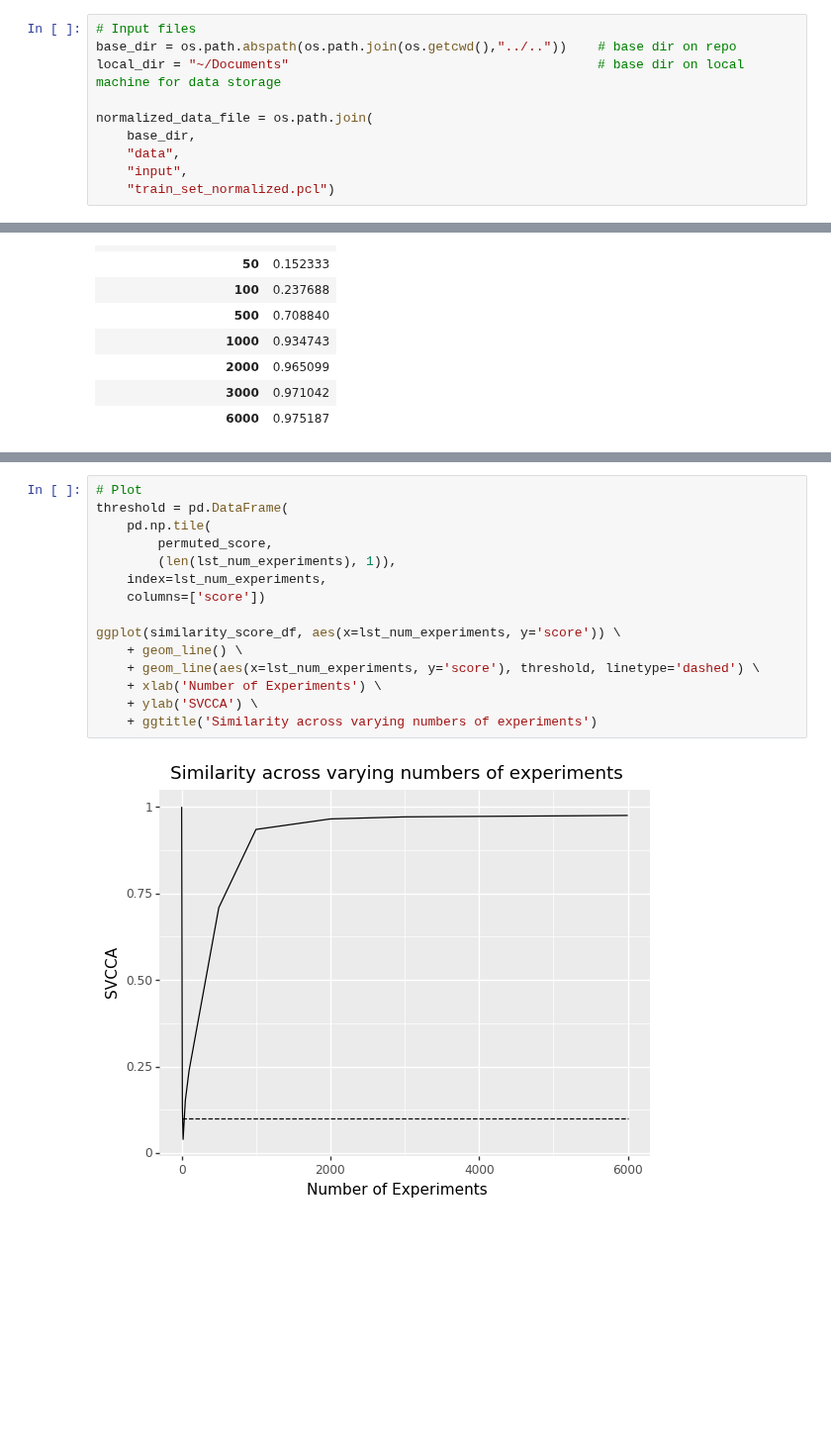
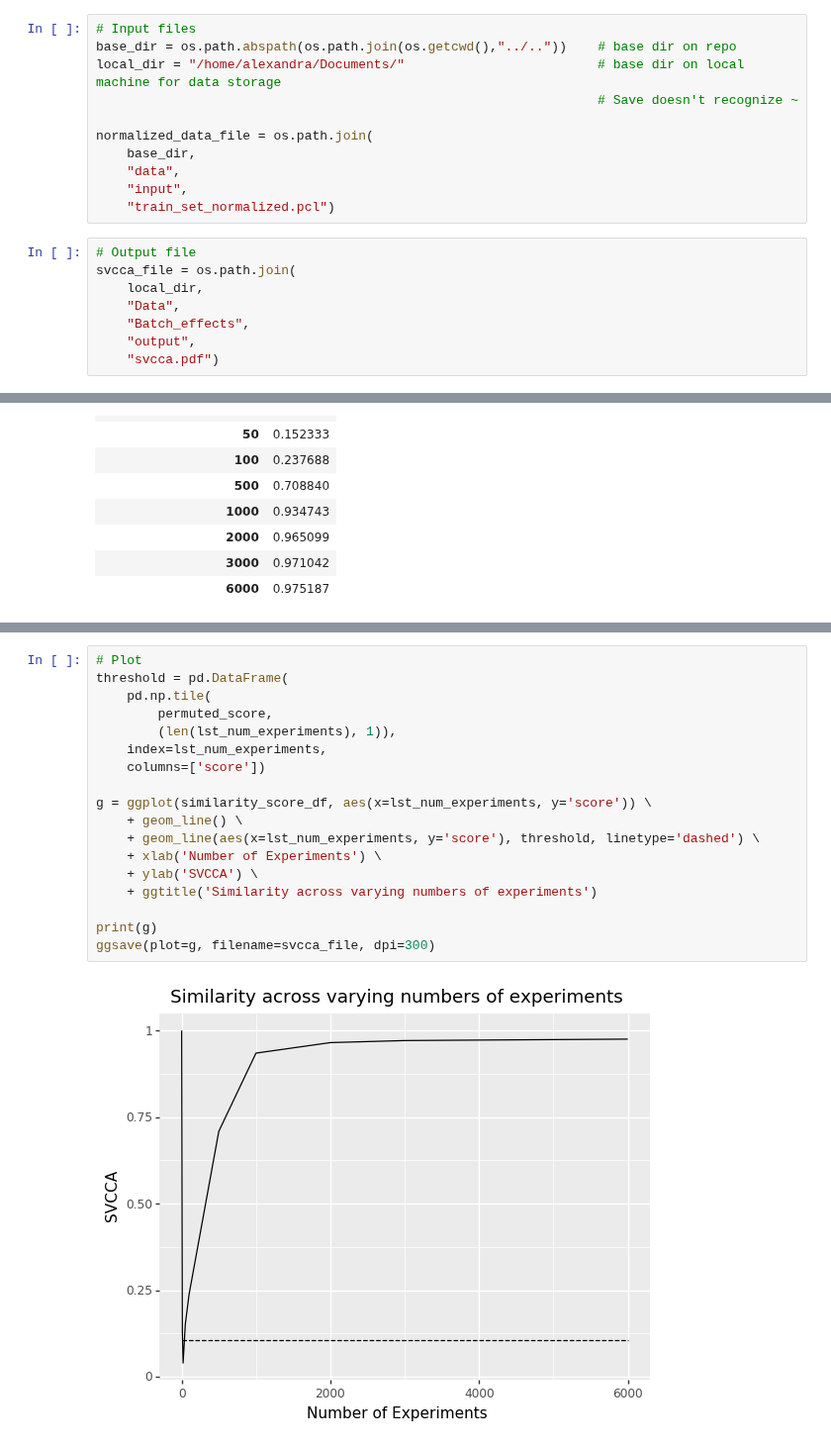
Before and after one commit to greenelab/simulate-expression-compendia, a Jupyter notebook: scripts/analysis_0/2_generate_data.ipynb, the cells around one changed output, grey strips where cells are left out. Shown at 99% size. Drawn from its saved outputs; the diff is of its cells as text; blank space fills up the shorter version.

Commit message:
save figures generated

```diff
--- a/scripts/analysis_0/2_generate_data.ipynb
+++ b/scripts/analysis_0/2_generate_data.ipynb
@@ -39,13 +40,22 @@ num_PCs = 10
 # %%
 # Input files
 base_dir = os.path.abspath(os.path.join(os.getcwd(),"../.."))    # base dir on repo
-local_dir = "~/Documents"                                        # base dir on local machine for data storage
+local_dir = "/home/alexandra/Documents/"                         # base dir on local machine for data storage
+                                                                 # Save doesn't recognize ~
 
 normalized_data_file = os.path.join(
     base_dir,
     "data",
     "input",
     "train_set_normalized.pcl")
+# %%
+# Output file
+svcca_file = os.path.join(
+    local_dir,
+    "Data",
+    "Batch_effects",
+    "output",
+    "svcca.pdf")
 # %% [markdown]
 ### Generate simulated data
 # %%
@@ -166,17 +176,20 @@ permuted_score
 # %%
 # Plot
 threshold = pd.DataFrame(
     pd.np.tile(
         permuted_score,
         (len(lst_num_experiments), 1)),
     index=lst_num_experiments,
     columns=['score'])
 
-ggplot(similarity_score_df, aes(x=lst_num_experiments, y='score')) \
+g = ggplot(similarity_score_df, aes(x=lst_num_experiments, y='score')) \
     + geom_line() \
     + geom_line(aes(x=lst_num_experiments, y='score'), threshold, linetype='dashed') \
     + xlab('Number of Experiments') \
     + ylab('SVCCA') \
     + ggtitle('Similarity across varying numbers of experiments')
+
+print(g)
+ggsave(plot=g, filename=svcca_file, dpi=300)
 # %% [output]
-[figure, old version]
+[figure, new version]
```
Also changed, not shown: parts of 4 cells of this notebook, 4 other files.
